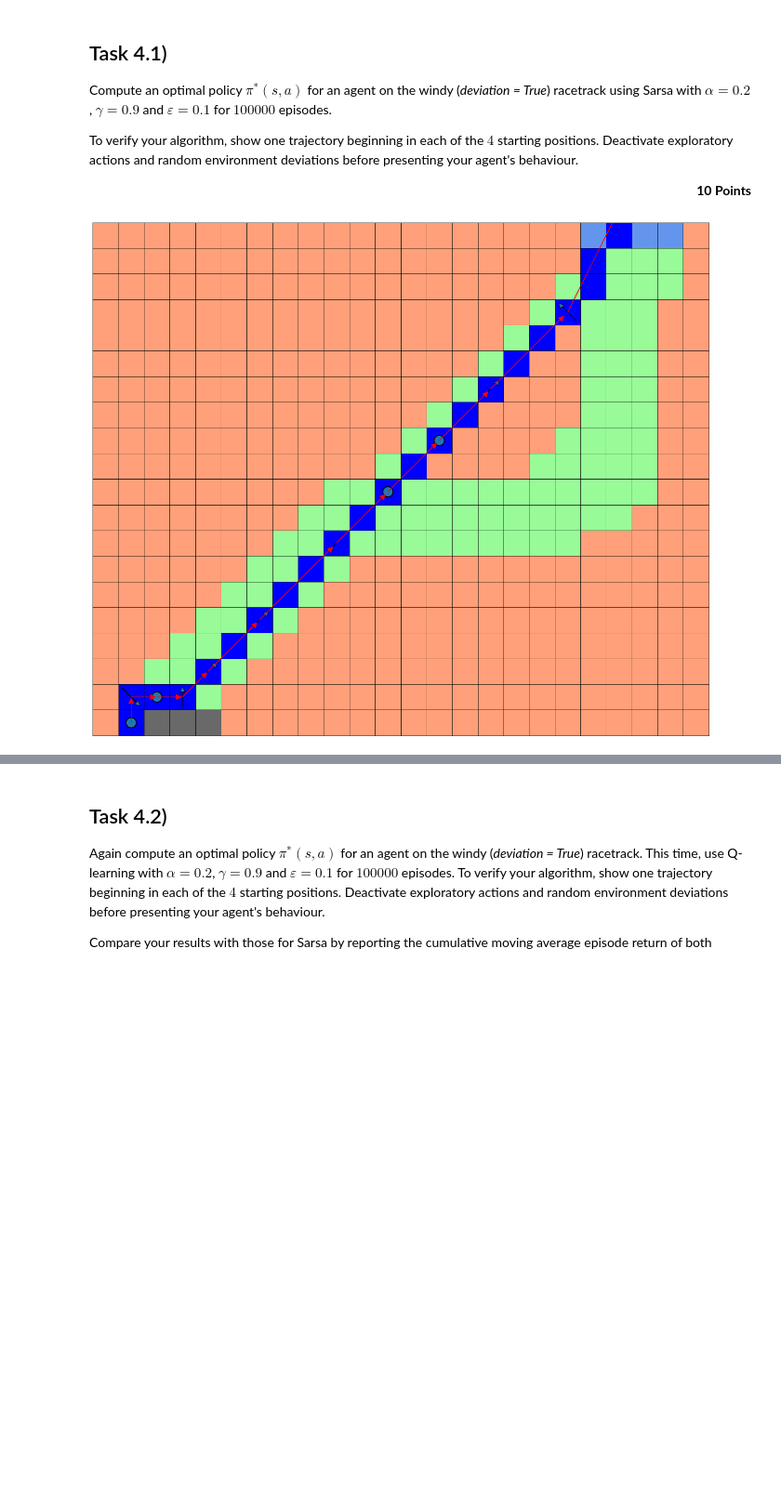
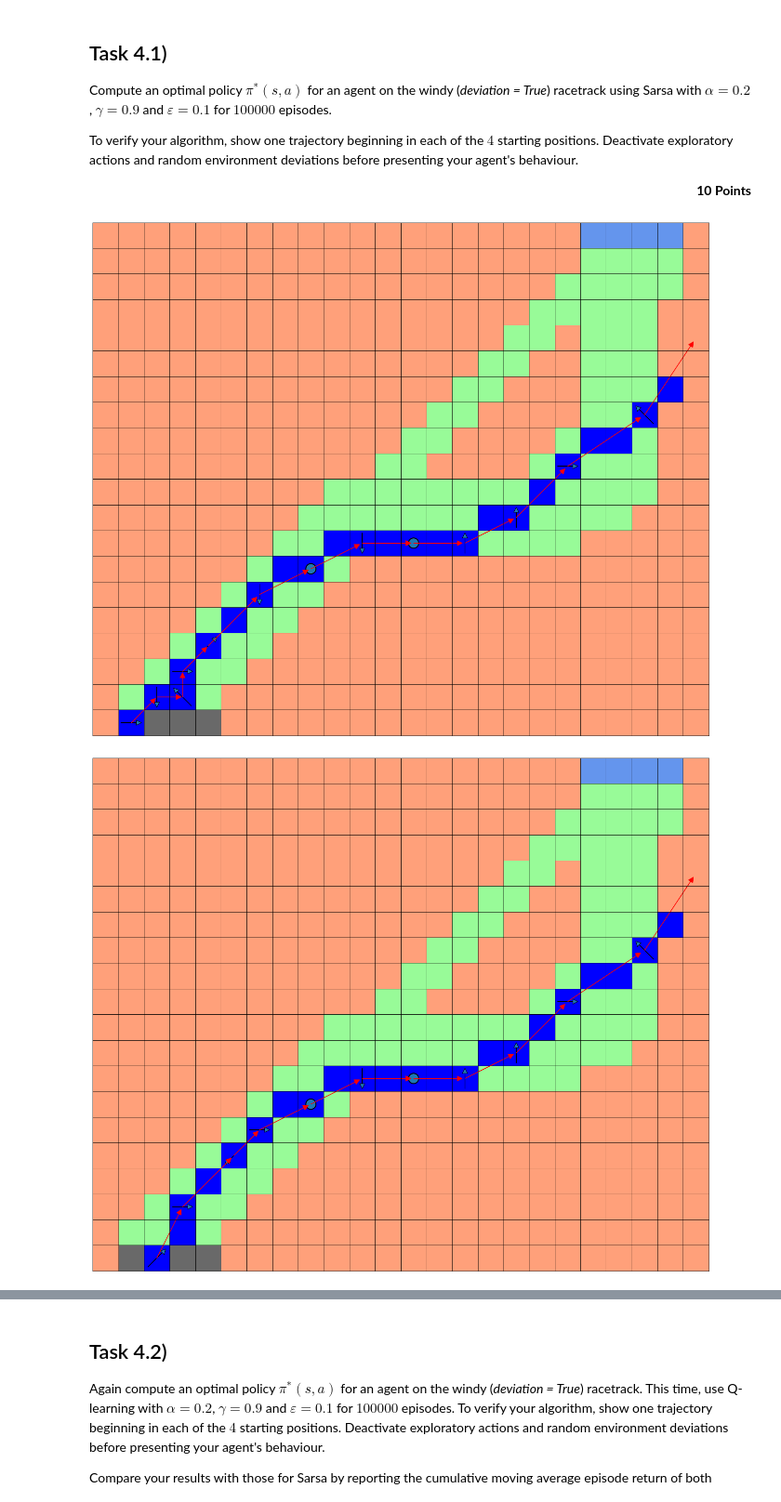
Before and after one commit to Kabilan-T/Robot_Learning, a Jupyter notebook: RL_Assignment_04/RL_Assignment_04.ipynb, the cells around one changed output, grey strips where cells are left out. Shown at 93% size. Saved outputs shown, nothing was run; the diff lists cells and outputs as text; code cells hidden in the pictures; blank space fills up the shorter version.

```diff
--- a/RL_Assignment_04/RL_Assignment_04.ipynb
+++ b/RL_Assignment_04/RL_Assignment_04.ipynb
@@ -114,7 +114,7 @@ for episode in progressBar:
     racer.reset() # Environment reset
     done = False # Episode over flag
     # Lists to save the trajectory and the decisions of the agent
-    states, actions, moves, velocities = list(), list(), list(), list()
+    actions, moves, velocities = list(), list(), list()
     # Initial state
     y, x = racer.getPosition()
     [v] = racer.getVelocity()
@@ -124,10 +124,8 @@ for episode in progressBar:
     a = get_action(Q,s,possibleActions,epsilon=epsilon)  # Choosing epsilon-greedy Policy
     # simulate until the episode is over
     while not done:
-        # save the state
-        states.append(s)
         # Executing the action
-        y, x, [v], r, done, travel = racer.step(action = a, deviation=False)
+        y, x, [v], r, done, travel = racer.step(action = a, deviation=True)
         # save the action move and velocity
         actions.append(a)
         moves.append(travel)
@@ -137,38 +135,36 @@ for episode in progressBar:
         # Observe sPrime and choose aPrime with epsilon-greedy Policy
         sPrime = (y, x, v)
         aPrime = get_action(Q,sPrime,possibleActions,epsilon=epsilon)
-        delta = r + (gamma* Q[sPrime][aPrime]) - Q[s][a]
         Q[s][a] = Q[s][a] + (alpha*(r + (gamma* Q[sPrime][aPrime]) - Q[s][a]))
         s = sPrime
         a = aPrime
-        # Visualize the trajectory
-        # drawTrajectory(moves, actions, velocities)
 # %%
 # The agent can start in
 startingGrid = [(19,x) for x in np.arange(1,5)]
 
-for Sy,Sx in startingGrid[0:1]:
+for Sy,Sx in startingGrid:
     racer.reset() # Environment reset
     racer.setPosition(Sy,Sx) # Set Starting position
     done = False # Episode over flag
     # Lists to save the trajectory and the decisions of the agent
     actions, moves, velocities = list(), list(), list()
     # Initial state
     y, x = racer.getPosition()
     [v] = racer.getVelocity()
     # simulate until the episode is over
     while not done:
         # Actions possible at the current velocity
         possibleActions = racer.getAvailableActions()
         # Choosing greedy - action
         s = (y,x,v)
         a = get_action(Q,s,possibleActions,epsilon=0)
         # Executing the action
         y, x, [v], r, done, travel = racer.step(action = a, deviation=False)
         # save the action move and velocity
         actions.append(a)
         moves.append(travel)
         velocities.append([v])
     drawTrajectory(moves, actions, velocities)
 # %% [output]
-[figure, old version]
+[figure, new version]
+[figure, added]
```
Also changed, not shown: parts of 4 cells of this notebook.
